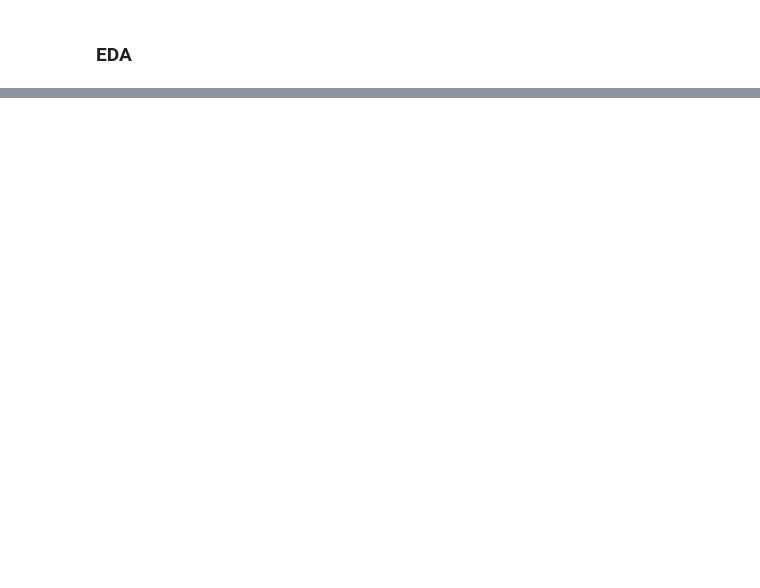
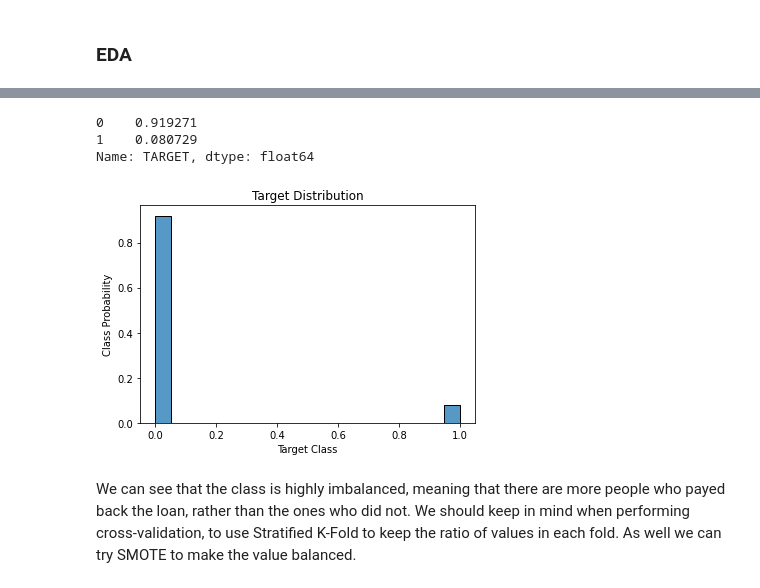
Before and after one commit to LeonMilosevic/home_credit, a Jupyter notebook: home_credit.ipynb, the cells around one changed output, grey strips where cells are left out. Saved outputs shown, nothing was run; the diff lists cells and outputs as text; code cells hidden in the pictures; blank space fills up the shorter version.

Commit message:
Added Missing values and EDA

```diff
--- a/home_credit.ipynb
+++ b/home_credit.ipynb
@@ -48,2 +49,4 @@ import seaborn as sn
 # %% [markdown]
 Files
+# %%
+app_train = pd.read_csv('application_train.csv')
@@ -53,0 +150,14 @@ Custom Functions
+# %%
+app_train['TARGET'].value_counts(normalize=True)
+# %% [output]
+0    0.919271
+1    0.080729
+Name: TARGET, dtype: float64
+# %%
+ax = sns.histplot(app_train['TARGET'], stat='probability')
+ax.set(xlabel="Target Class", ylabel='Class Probability', title="Target Distribution")
+plt.show()
+# %% [output]
+[figure, added]
+# %% [markdown]
+We can see that the class is highly imbalanced, meaning that there are more people who payed back the loan, rather than the ones who did not. We should keep in mind when performing cross-validation, to use Stratified K-Fold to keep the ratio of values in each fold. As well we can try SMOTE to make the value balanced.
```
Also changed, not shown: parts of 10 cells of this notebook.
